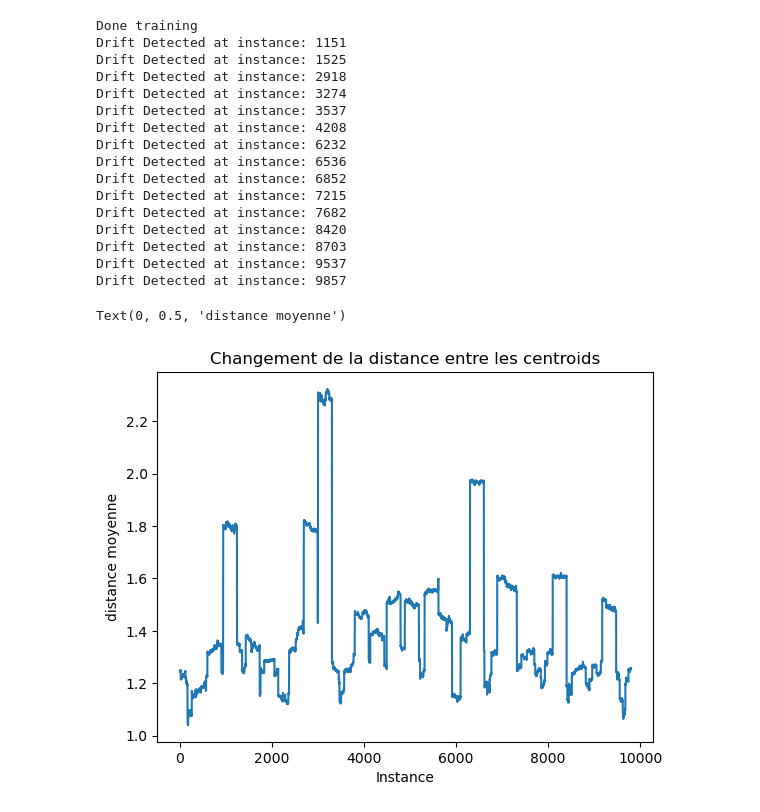
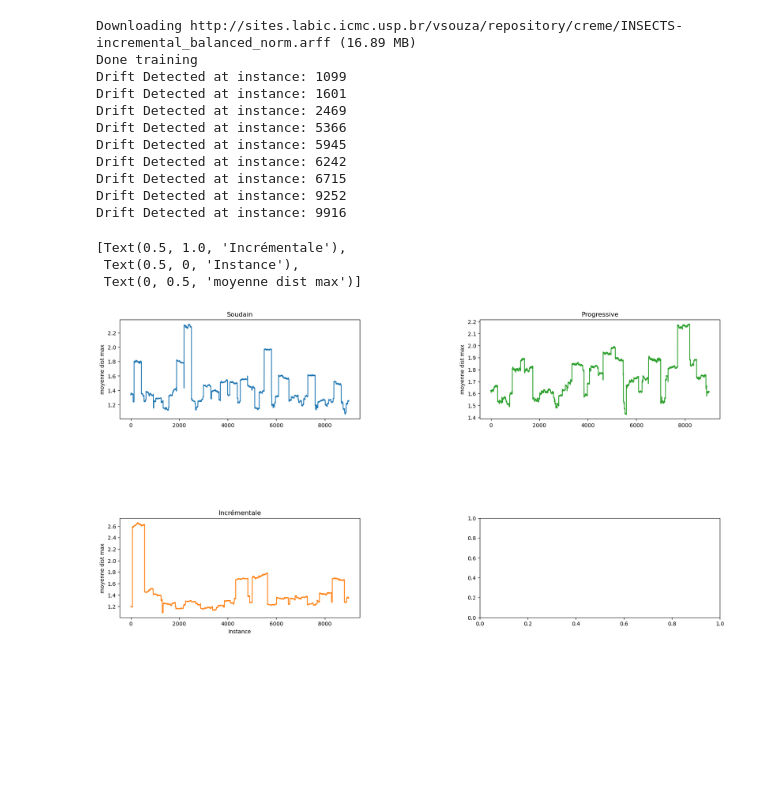
Before and after one commit to Dead8Pixel/ConceptDriftClustering, a Jupyter notebook: main.ipynb, the cells around one changed output. Saved outputs shown, nothing was run; the diff lists cells and outputs as text; code cells hidden in the pictures; blank space fills up the shorter version.

Commit message:
Printed results in files

```diff
--- a/main.ipynb
+++ b/main.ipynb
@@ -21,12 +21,12 @@ def get_mean_dist(learner):
     max_dist = np.max(distance_matrix(mc_centers,mc_centers,2),axis=1)
     return np.mean(max_dist)
 # %%
-file = open("results.txt",mode="w")
+file = open("results3.txt",mode="w")
 loop = 0
 last_dist = 0
 dist = 0
 for x,y in dataset:
-    if loop <= 200 :
+    if loop < 1000 :
         learner.learn_one(x)
 
     else :
@@ -52,19 +52,14 @@ for x,y in dataset:
 
 file.close()
 # %% [output]
+Downloading http://sites.labic.icmc.usp.br/vsouza/repository/creme/INSECTS-incremental_balanced_norm.arff (16.89 MB)
 Done training
-Drift Detected at instance: 1151
-Drift Detected at instance: 1525
-Drift Detected at instance: 2918
-Drift Detected at instance: 3274
-Drift Detected at instance: 3537
-Drift Detected at instance: 4208
-Drift Detected at instance: 6232
-Drift Detected at instance: 6536
-Drift Detected at instance: 6852
-Drift Detected at instance: 7215
-Drift Detected at instance: 7682
-Drift Detected at instance: 8420
-Drift Detected at instance: 8703
-Drift Detected at instance: 9537
-Drift Detected at instance: 9857
+Drift Detected at instance: 1099
+Drift Detected at instance: 1601
+Drift Detected at instance: 2469
+Drift Detected at instance: 5366
+Drift Detected at instance: 5945
+Drift Detected at instance: 6242
+Drift Detected at instance: 6715
+Drift Detected at instance: 9252
+Drift Detected at instance: 9916
@@ -75,8 +66,24 @@ x = np.arange(0,arr.size)
-# %%
-plt.plot(x,arr)
-plt.title("Changement de la distance entre les centroids")
-plt.xlabel("Instance")
-plt.ylabel("distance moyenne")
-# %% [output]
-Text(0, 0.5, 'distance moyenne')
-[figure, removed]
+# %%
+abrupt = np.loadtxt('results.txt')
+gradual = np.loadtxt('results2.txt')
+incremental = np.loadtxt('results3.txt')
+x = np.arange(0,abrupt.size)
+# %%
+fig = plt.figure(figsize=(20,10))
+gs = fig.add_gridspec(2,2,hspace = 1 ,wspace = 0.5)
+axs = gs.subplots()
+
+axs[0,0].plot(x,abrupt)
+axs[0,0].set(title="Soudain",ylabel = "moyenne dist max")
+
+axs[0,1].plot(x,gradual,"tab:green")
+axs[0,1].set(title="Progressive",ylabel = "moyenne dist max")
+
+
+axs[1,0].plot(x,incremental,"tab:orange")
+axs[1,0].set(title="Incrémentale",xlabel = "Instance",ylabel = "moyenne dist max")
+# %% [output]
+[Text(0.5, 1.0, 'Incrémentale'),
+ Text(0.5, 0, 'Instance'),
+ Text(0, 0.5, 'moyenne dist max')]
+[figure, added]
```
Also changed, not shown: parts of 4 cells of this notebook, 3 other files.
